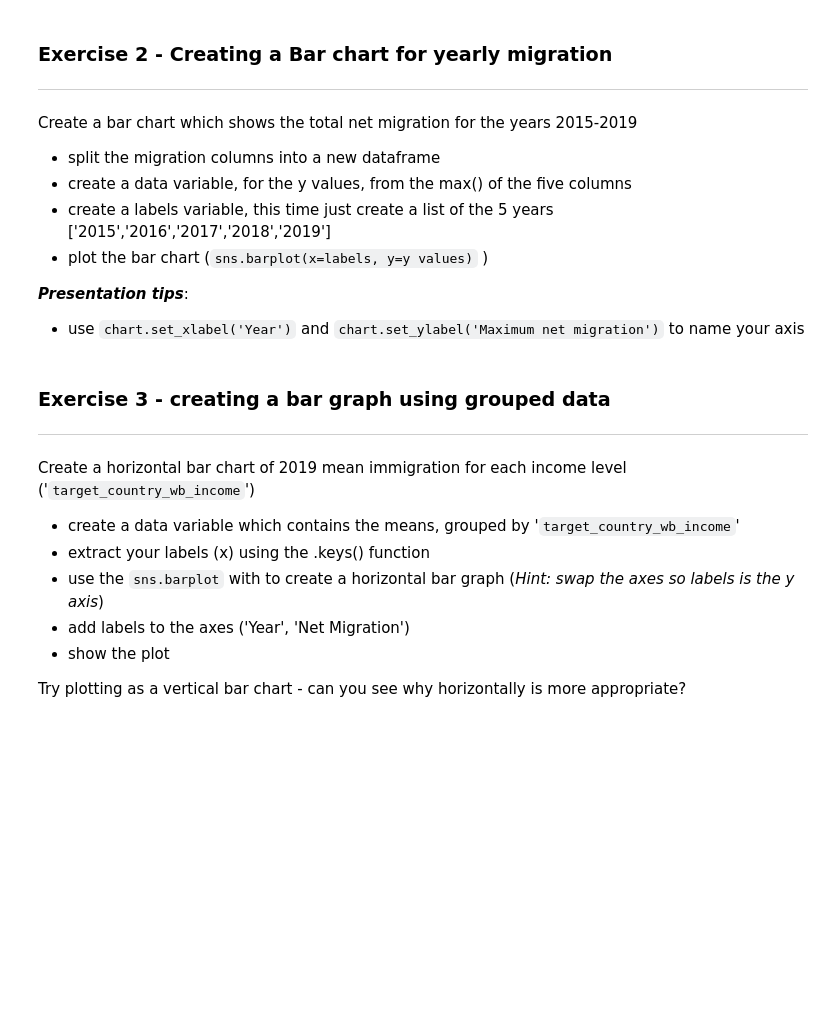
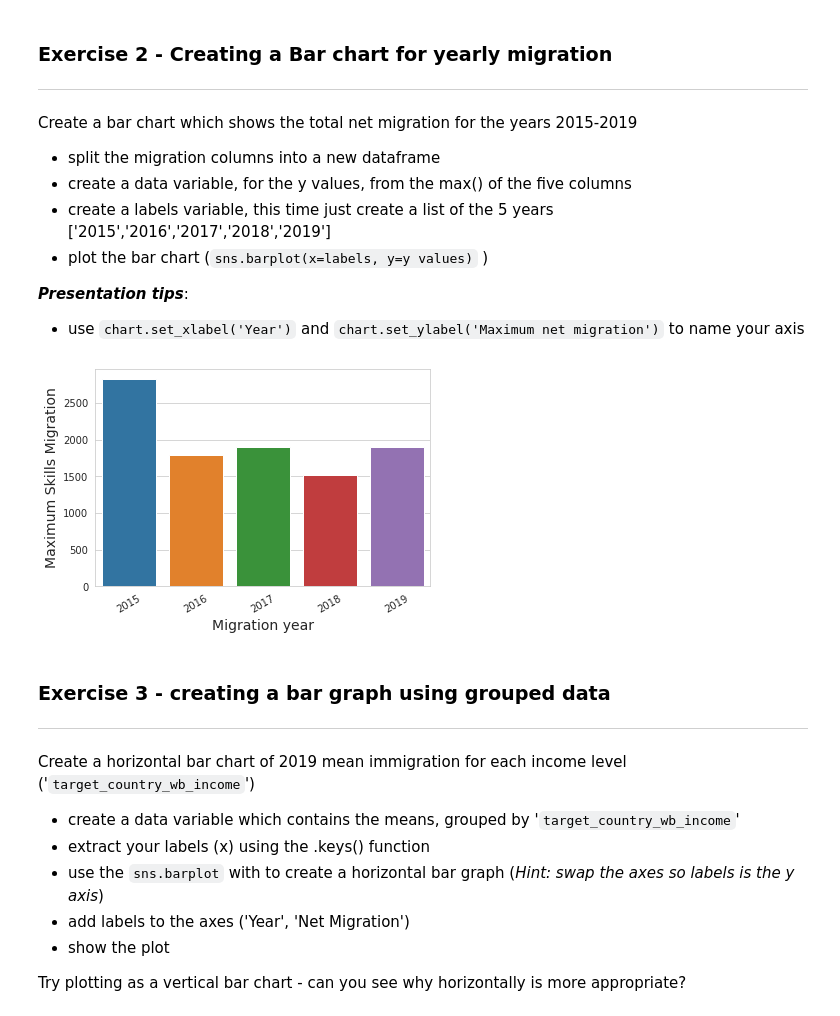
Before and after one commit to JaySanthanam/Programming-for-data, a Jupyter notebook: Worksheets/7_2_Visualisation_with_Seaborn.ipynb, the cells around one changed output. Drawn from its saved outputs; the diff is of its cells as text; code cells hidden in the pictures; blank space fills up the shorter version.

```diff
--- a/Worksheets/7_2_Visualisation_with_Seaborn.ipynb
+++ b/Worksheets/7_2_Visualisation_with_Seaborn.ipynb
@@ -130,6 +130,16 @@ Create a bar chart which shows the total net migration for the years 2015-2019
 
 ***Presentation tips***:
 * use `chart.set_xlabel('Year')` and `chart.set_ylabel('Maximum net migration')` to name your axis
+# %%
+y_values = skill_df.max()
+labels = [2015,2016,2017,2018,2019]
+chart = sns.barplot(x=labels, y= y_values)
+chart.set_xlabel("Migration year", fontsize = 14)
+chart.set_ylabel("Maximum Skills Migration", fontsize = 14)
+chart.set_xticklabels(labels, rotation=30)
+sns.set_style("whitegrid")
+# %% [output]
+[figure, added]
 # %% [markdown]
 ### Exercise 3 - creating a bar graph using grouped data
 ---
```
